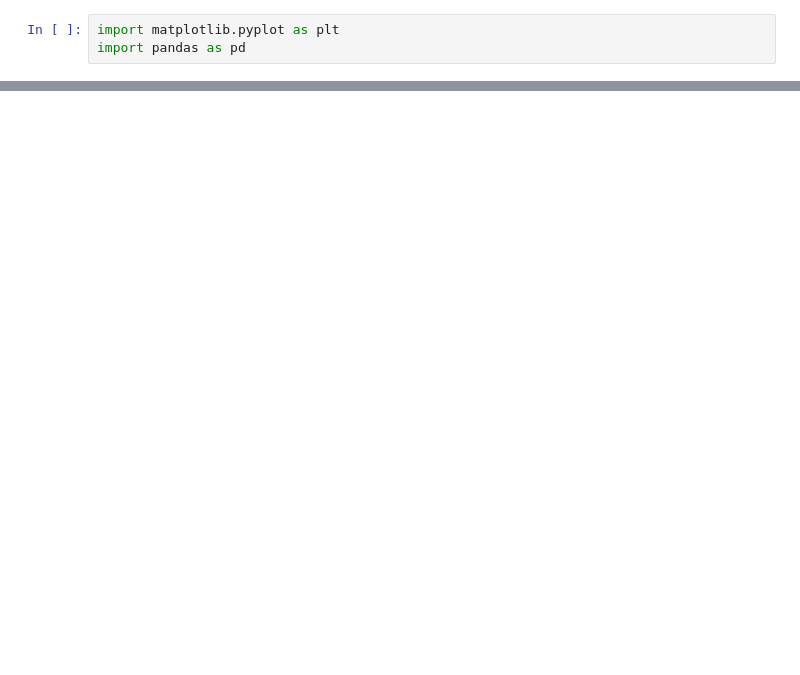
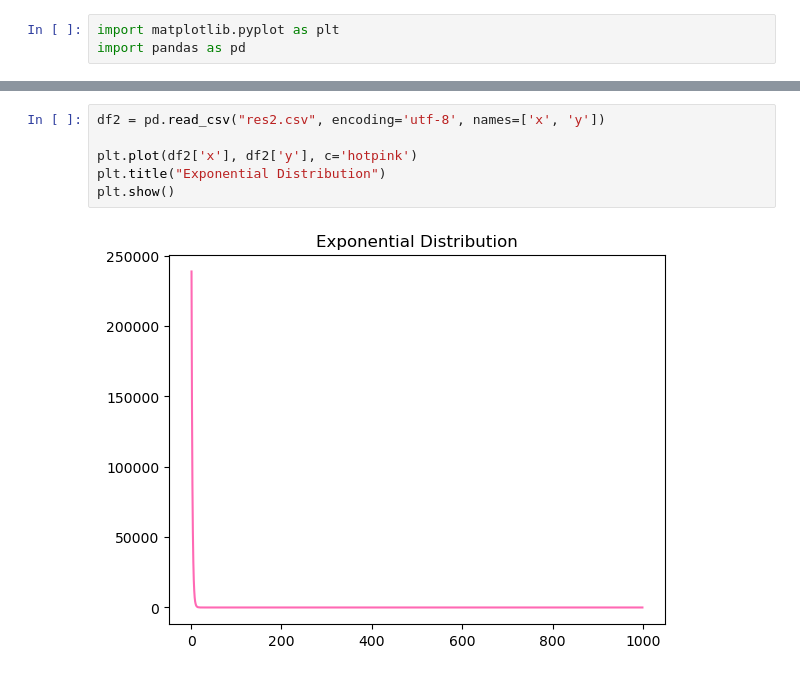
Before and after one commit to hs20789/CMake_for_cpp, a Jupyter notebook: Z2.Project23/solution/data.ipynb, the cells around one changed output, grey strips where cells are left out. Saved outputs shown, nothing was run; the diff lists cells and outputs as text; blank space fills up the shorter version.

```diff
--- a/Z2.Project23/solution/data.ipynb
+++ b/Z2.Project23/solution/data.ipynb
@@ -10,0 +12,8 @@ plt.show()
+# %%
+df2 = pd.read_csv("res2.csv", encoding='utf-8', names=['x', 'y'])
+
+plt.plot(df2['x'], df2['y'], c='hotpink')
+plt.title("Exponential Distribution")
+plt.show()
+# %% [output]
+[figure, added]
```
Also changed, not shown: parts of 1 cell of this notebook, 12 other files.
